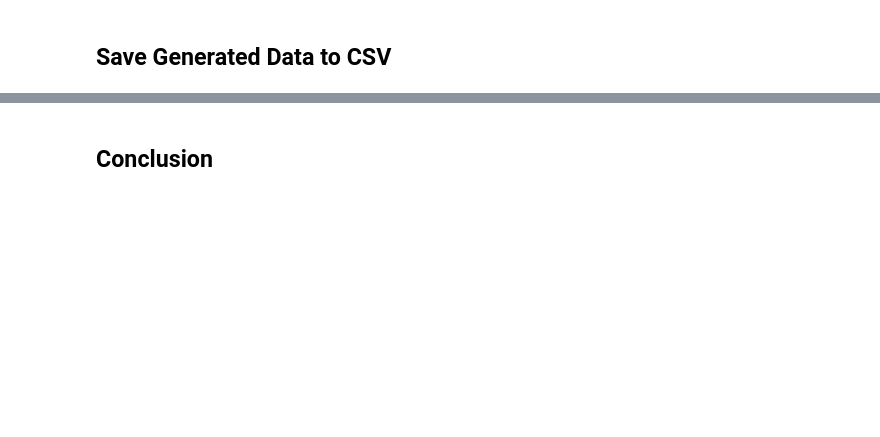
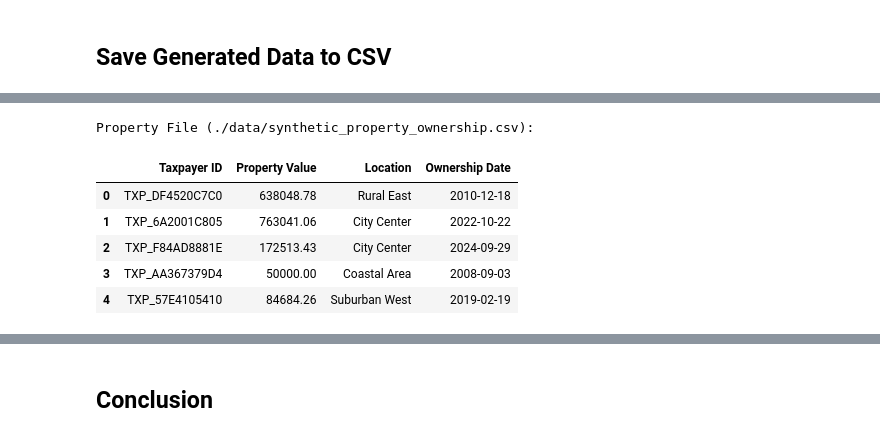
Before and after one commit to snowch/vast-docker-compose-examples, a Jupyter notebook: jupyter-pyspark/examples/vectorizing_tax_data/notebook_00.ipynb, the cells around one changed output, grey strips where cells are left out. Saved outputs shown, nothing was run; the diff lists cells and outputs as text; code cells hidden in the pictures; blank space fills up the shorter version.

```diff
--- a/jupyter-pyspark/examples/vectorizing_tax_data/notebook_00.ipynb
+++ b/jupyter-pyspark/examples/vectorizing_tax_data/notebook_00.ipynb
@@ -512,0 +417,13 @@ Pattern Check -> Low Income: True, High Property Value: True
+# %%
+print(f"\nProperty File ({property_file_path}):\n")
+df_check = pd.read_csv(property_file_path)
+# print(df_check.info())
+df_check.head()
+# %% [output]
+Property File (./data/synthetic_property_ownership.csv):
+|  | Taxpayer ID | Property Value | Location | Ownership Date |
+| 0 | TXP_DF4520C7C0 | 638048.78 | Rural East | 2010-12-18 |
+| 1 | TXP_6A2001C805 | 763041.06 | City Center | 2022-10-22 |
+| 2 | TXP_F84AD8881E | 172513.43 | City Center | 2024-09-29 |
+| 3 | TXP_AA367379D4 | 50000.00 | Coastal Area | 2008-09-03 |
+| 4 | TXP_57E4105410 | 84684.26 | Suburban West | 2019-02-19 |
```
Also changed, not shown: parts of 16 cells of this notebook, 4 other files.
